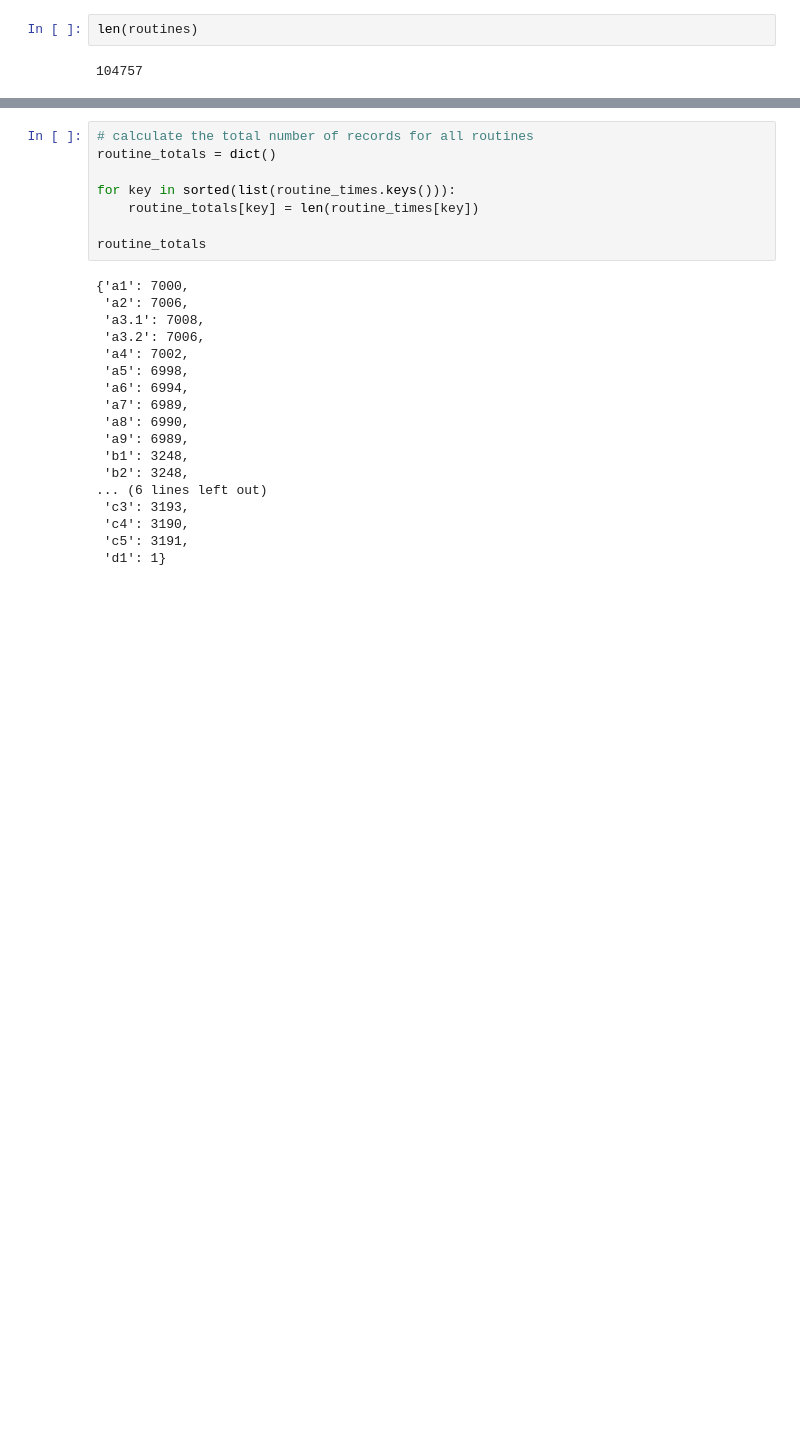
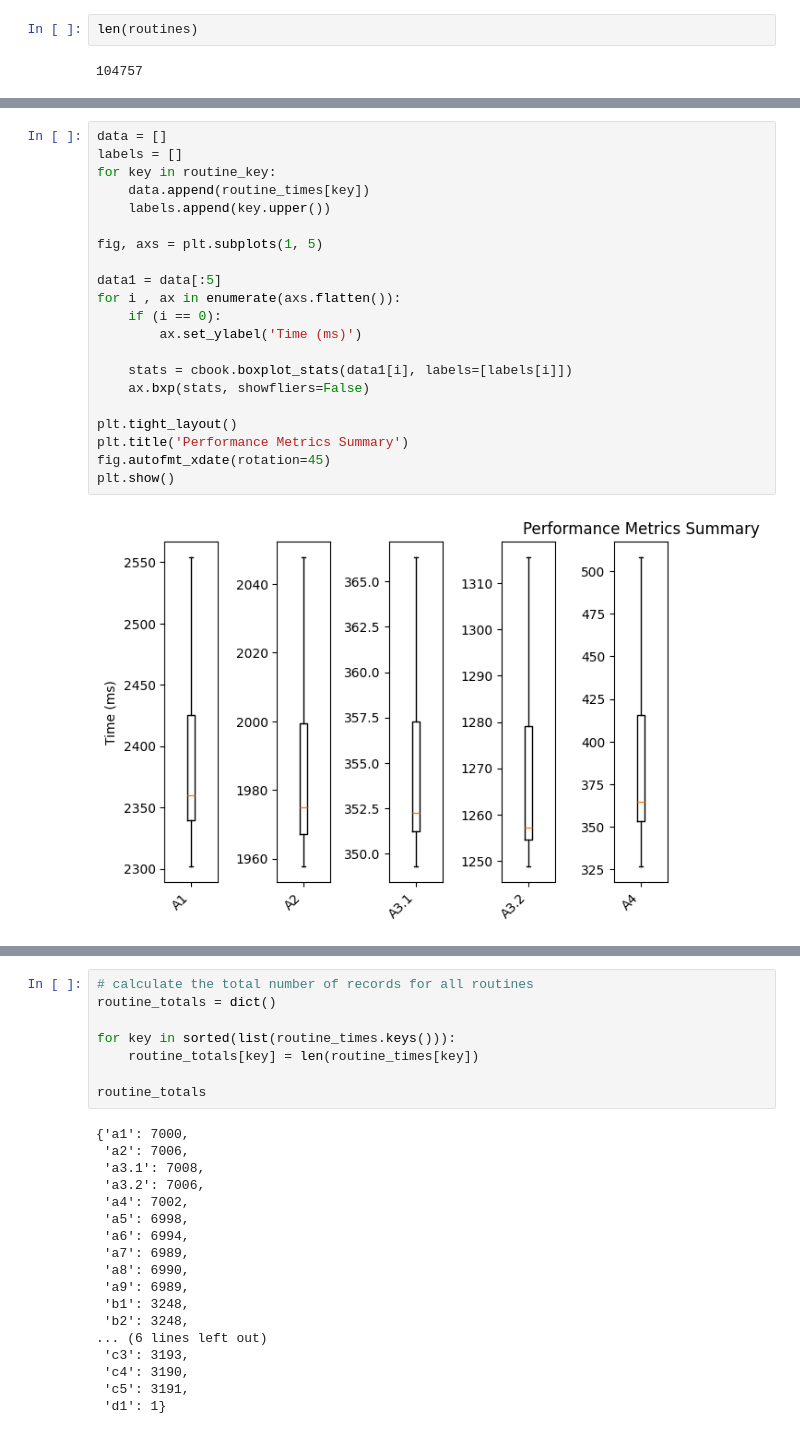
Before and after one commit to VeeIsForVictor/enotaryo-results, a Jupyter notebook: graphs.ipynb, the cells around one changed output, grey strips where cells are left out. Cells and saved outputs as stored; diff of their text form; blank space fills up the shorter version.

```diff
--- a/graphs.ipynb
+++ b/graphs.ipynb
@@ -113,0 +206,23 @@ sorted(list(routine_times.keys()))
+# %%
+data = []
+labels = []
+for key in routine_key:
+    data.append(routine_times[key])
+    labels.append(key.upper())
+
+fig, axs = plt.subplots(1, 5)
+
+data1 = data[:5]
+for i , ax in enumerate(axs.flatten()):
+    if (i == 0):
+        ax.set_ylabel('Time (ms)')
+
+    stats = cbook.boxplot_stats(data1[i], labels=[labels[i]])
+    ax.bxp(stats, showfliers=False)
+
+plt.tight_layout()
+plt.title('Performance Metrics Summary')
+fig.autofmt_xdate(rotation=45)
+plt.show()
+# %% [output]
+[figure, added]
```
Also changed, not shown: parts of 18 cells of this notebook, 4 other files.
